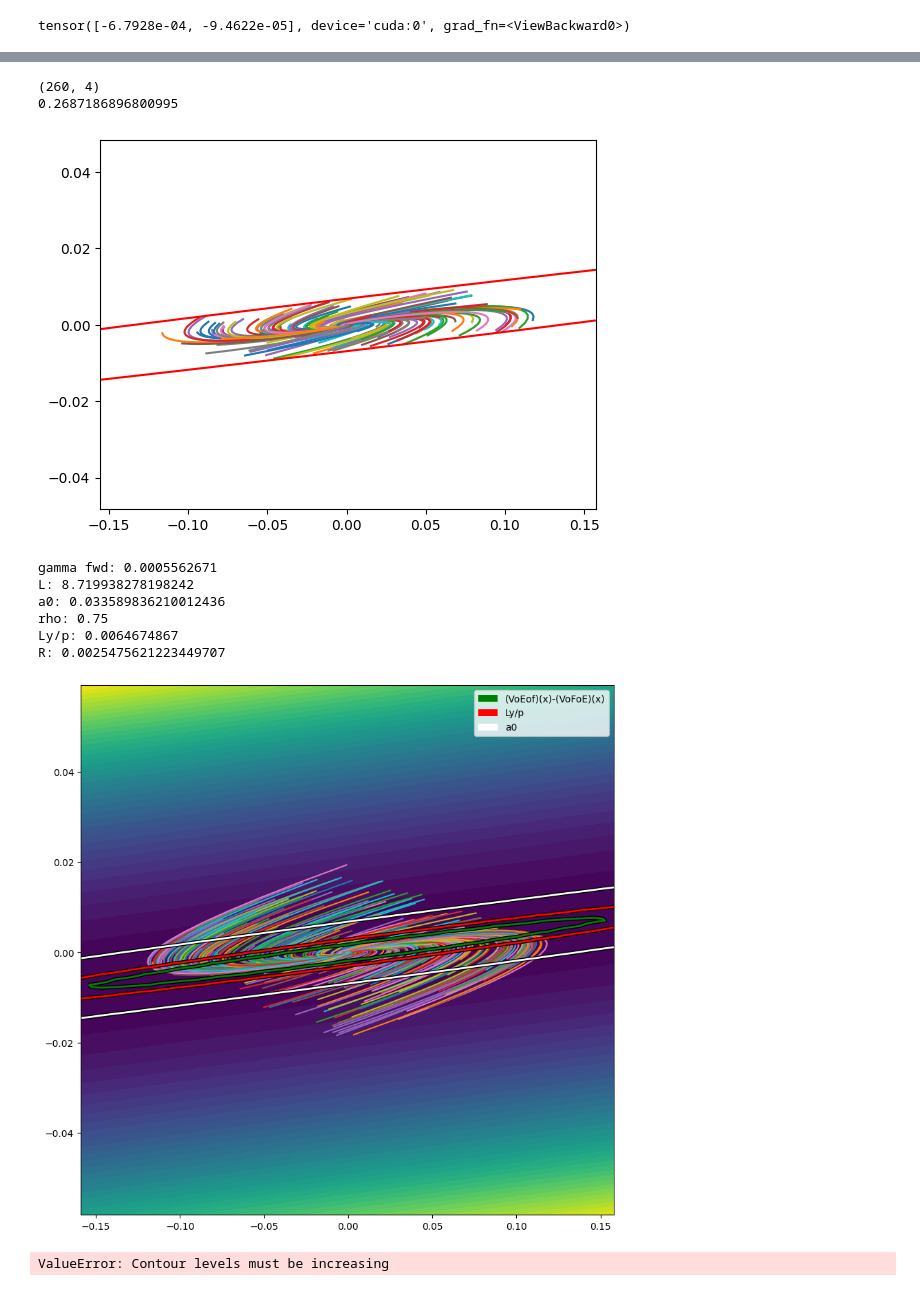
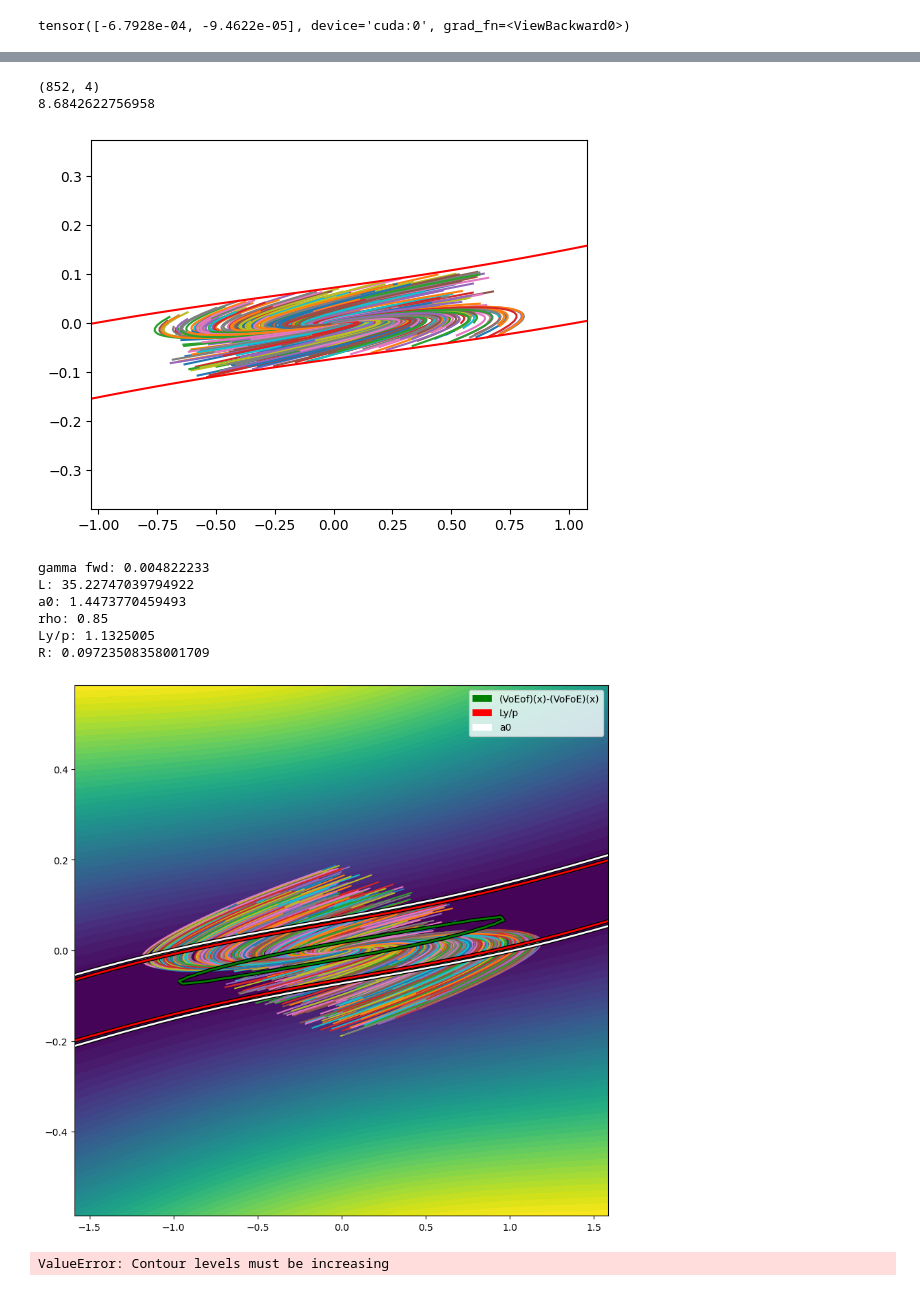
Before and after one commit to paullutkus/Latent-Representations-for-Control-Design-with-Provable-Stability-and-Safety-Guarantees, a Jupyter notebook: cartpole_lyapunov/interface2.ipynb, the cells around one changed output, grey strips where cells are left out. Saved outputs shown, nothing was run; the diff lists cells and outputs as text; code cells hidden in the pictures.

Commit message:
completed baseline

```diff
--- a/cartpole_lyapunov/interface2.ipynb
+++ b/cartpole_lyapunov/interface2.ipynb
@@ -153,7 +154,8 @@ saving nontrivial_3.pkl
 #name = 'nontrivial_2'
 #name = 'fwd_penalty_exp'
 #name = 'fwd_penalty_exp_2'
-name = 'nontrivial_3'
+#name = 'nontrivial_3'
+name = 'BASELINE'
 exp = load_experiment(name)
 plot_experiment_new(exp)
 # %% [output]
@@ -245,10 +247,10 @@ from utils import rollout_trajectories
 
 r = 1.2e-1#2e-3 #1e-3
 r_test = r #1e-3 #5e-3
-rz_init = 0.02 #0.080 #0.005
+rz_init = 0.2 #0.1 #0.02 #0.080 #0.005
 #rx_init = rz_init
 #rz_proj_init = 0.06
-n_traj = 250 #3000 #250 350 1000
+n_traj = 500 #3000 #250 350 1000
 T = 300
 b = ae.encode(torch.tensor(4*[0.,])).cpu().detach().numpy()
 
@@ -296,7 +298,7 @@ from experiments import load_experiment
 z_eq = ae.encode(torch.tensor([0.,0.,0.,0]).float())
 #z_eq = torch.tensor([0.,0.]).float()
 print("z_eq:", z_eq)
-rho = 0.75
+rho = 0.85 #0.80 #0.75
 V, rho, alpha, lip = mlp_lyapunov_reparam(z_data, epochs=int(0.5e4), lr=2e-4, grid_dens=100, rho=rho, z_eq=z_eq) #ep 3e4
 # %% [output]
 z_eq: tensor([-6.7928e-04, -9.4622e-05], device='cuda:0', grad_fn=<ViewBackward0>)
@@ -320,25 +322,26 @@ Lipschitz constant tensor(27.9747, device='cuda:0', grad_fn=<MaxBackward1>)
 # %%
 from theorem_tools import compute_preimage, plot_lyapunov_lvlsets
 
 #Dx = compute_preimage(ae, z_data, 0.05, 10, uniform_sampling=True)
-Dx = compute_preimage(ae, z_data, 0.05, 7, uniform_sampling=True) #7
+#Dx = compute_preimage(ae, z_data, 0.05, 7, uniform_sampling=True) #7
+Dx = compute_preimage(ae, z_data, 0.25, 7, uniform_sampling=True) #0.1, 10
 print(Dx.shape)
 a0 = torch.max(V(ae.encode(torch.tensor(Dx)))).cpu().item()
 print(a0)
 Dz = z_data
-plot_lyapunov_lvlsets(V, ae, fdyn, Dx, Dz, a0/8, rho, only_rollout=False)
+plot_lyapunov_lvlsets(V, ae, fdyn, Dx, Dz, a0/6, rho, only_rollout=False, n_per_axis=150)
 #plot_lyapunov_lvlsets(V, ae, fdyn, Dx, Dz, a0)
 # %% [output]
-(260, 4)
-0.2687186896800995
+(852, 4)
+8.6842622756958
-[figure, old version]
+[figure, new version]
-gamma fwd: 0.0005562671
-L: 8.719938278198242
-a0: 0.033589836210012436
-rho: 0.75
-Ly/p: 0.0064674867
-R: 0.0025475621223449707
+gamma fwd: 0.004822233
+L: 35.22747039794922
+a0: 1.4473770459493
+rho: 0.85
+Ly/p: 1.1325005
+R: 0.09723508358001709
-[figure, old version]
+[figure, new version]
 # %%
 ###################
 ### Make Figure ###
```
Also changed, not shown: parts of 6 cells of this notebook, 1 other file.
